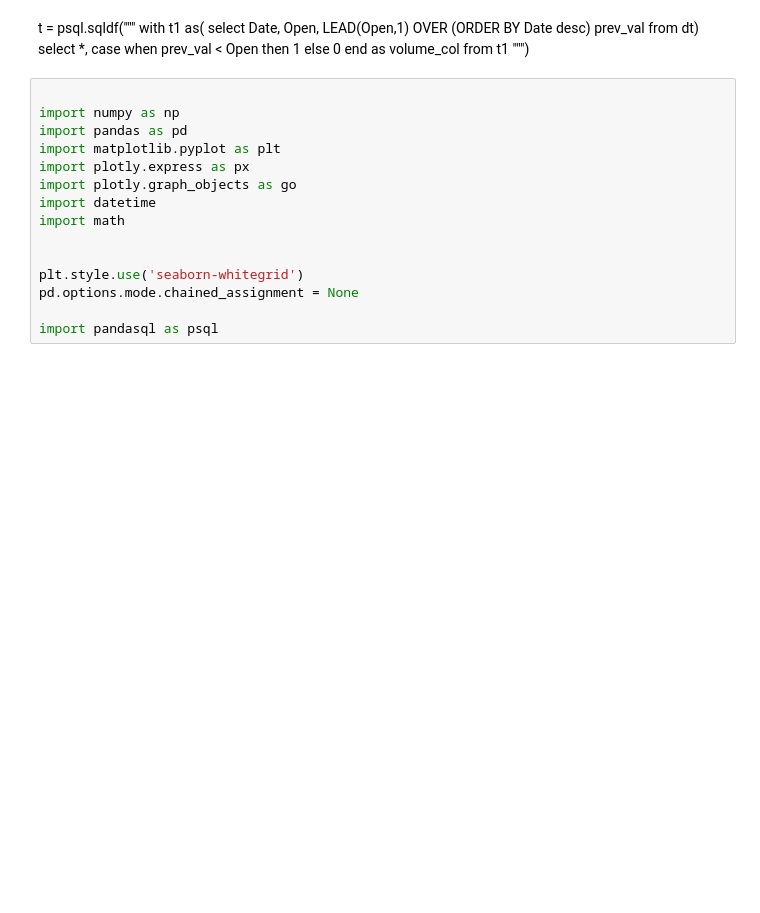
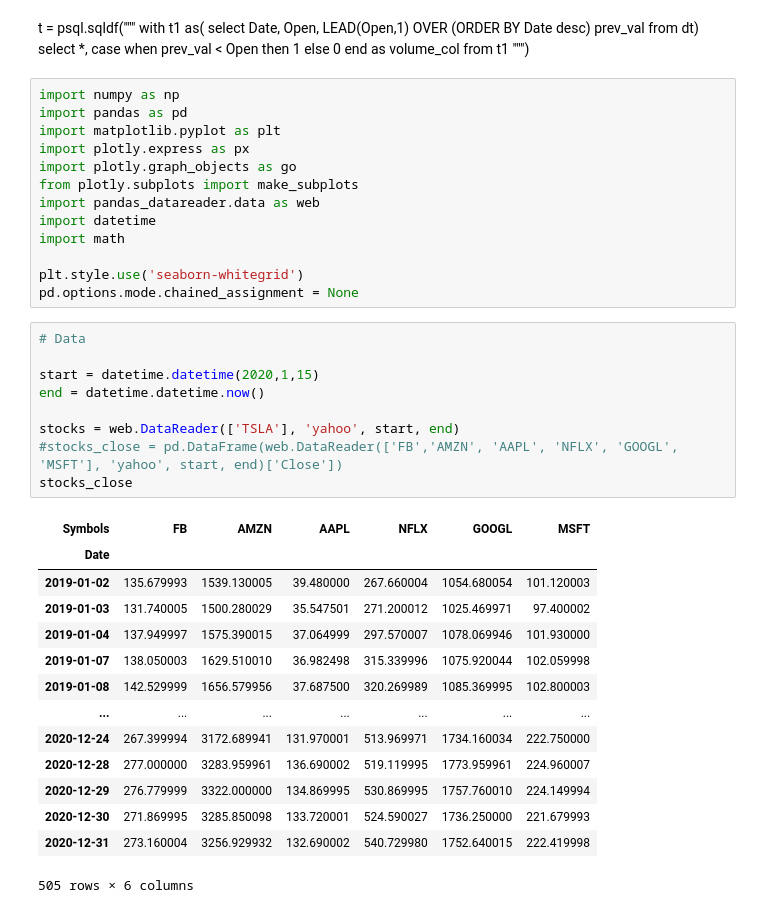
Before and after one commit to chriztopherton/StockViz, a Jupyter notebook: Untitled.ipynb, the cells around one changed output. Drawn from its saved outputs; the diff is of its cells as text; blank space fills up the shorter version.

Commit message:
initial upload to pd_datareader

```diff
--- a/Untitled.ipynb
+++ b/Untitled.ipynb
@@ -14,17 +14,39 @@ select *,
 from t1
  """)
 # %%
-
 import numpy as np
 import pandas as pd
 import matplotlib.pyplot as plt
 import plotly.express as px
 import plotly.graph_objects as go
+from plotly.subplots import make_subplots
+import pandas_datareader.data as web
 import datetime
 import math
 
-
 plt.style.use('seaborn-whitegrid')
 pd.options.mode.chained_assignment = None
-
-import pandasql as psql
+# %%
+# Data
+
+start = datetime.datetime(2020,1,15)
+end = datetime.datetime.now()
+
+stocks = web.DataReader(['TSLA'], 'yahoo', start, end)
+#stocks_close = pd.DataFrame(web.DataReader(['FB','AMZN', 'AAPL', 'NFLX', 'GOOGL', 'MSFT'], 'yahoo', start, end)['Close'])
+stocks_close
+# %% [output]
+| Symbols | FB | AMZN | AAPL | NFLX | GOOGL | MSFT |
+| Date |  |  |  |  |  |  |
+| 2019-01-02 | 135.679993 | 1539.130005 | 39.480000 | 267.660004 | 1054.680054 | 101.120003 |
+| 2019-01-03 | 131.740005 | 1500.280029 | 35.547501 | 271.200012 | 1025.469971 | 97.400002 |
+| 2019-01-04 | 137.949997 | 1575.390015 | 37.064999 | 297.570007 | 1078.069946 | 101.930000 |
+| 2019-01-07 | 138.050003 | 1629.510010 | 36.982498 | 315.339996 | 1075.920044 | 102.059998 |
+| 2019-01-08 | 142.529999 | 1656.579956 | 37.687500 | 320.269989 | 1085.369995 | 102.800003 |
+| ... | ... | ... | ... | ... | ... | ... |
+| 2020-12-24 | 267.399994 | 3172.689941 | 131.970001 | 513.969971 | 1734.160034 | 222.750000 |
+| 2020-12-28 | 277.000000 | 3283.959961 | 136.690002 | 519.119995 | 1773.959961 | 224.960007 |
+| 2020-12-29 | 276.779999 | 3322.000000 | 134.869995 | 530.869995 | 1757.760010 | 224.149994 |
+| 2020-12-30 | 271.869995 | 3285.850098 | 133.720001 | 524.590027 | 1736.250000 | 221.679993 |
+| 2020-12-31 | 273.160004 | 3256.929932 | 132.690002 | 540.729980 | 1752.640015 | 222.419998 |
+505 rows × 6 columns
```
Also changed, not shown: parts of 15 cells of this notebook, 2 other files.
